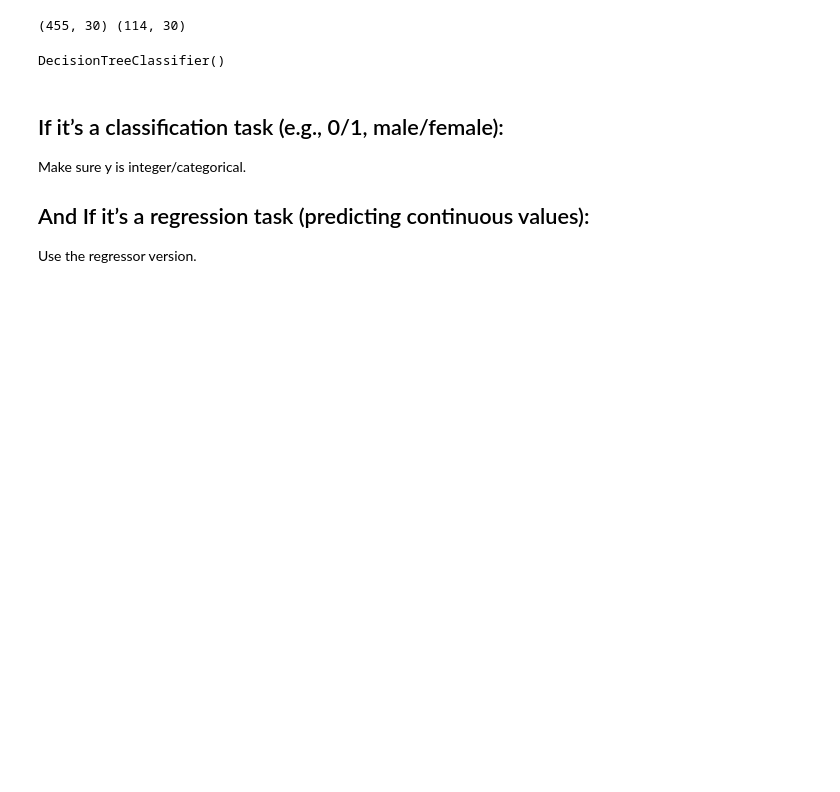
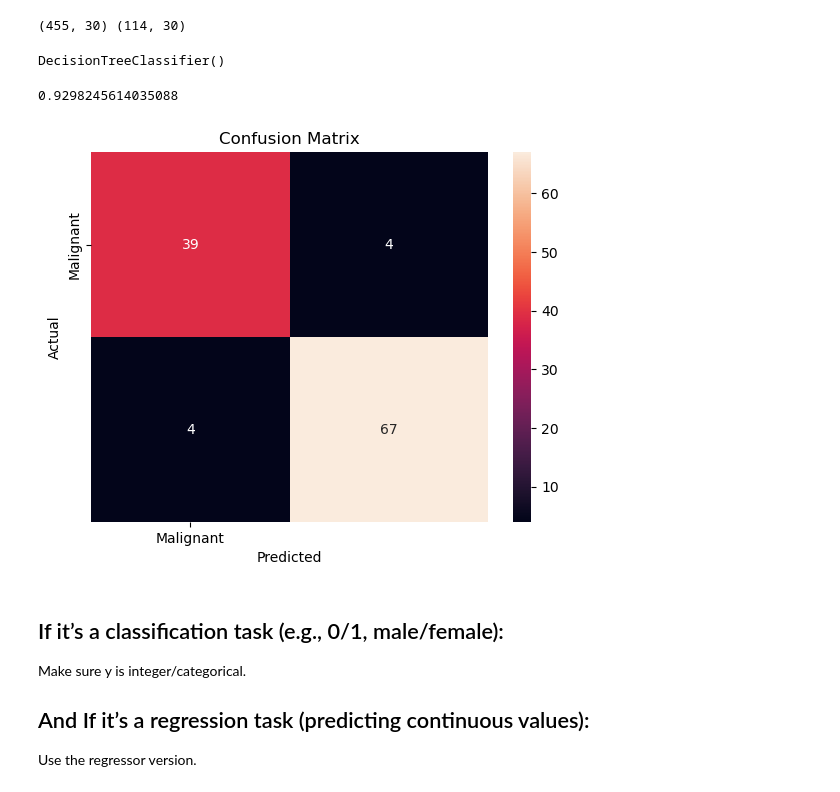
Before and after one commit to QuadirMariyam/EduvateSkills_DataScience_PracticeSessions, a Jupyter notebook: 24_FeatureSelection.ipynb, the cells around one changed output. Saved outputs shown, nothing was run; the diff lists cells and outputs as text; code cells hidden in the pictures; blank space fills up the shorter version.

```diff
--- a/24_FeatureSelection.ipynb
+++ b/24_FeatureSelection.ipynb
@@ -452,15 +452,25 @@ model.fit(X_train, y_train)
 # %% [output]
 DecisionTreeClassifier()
 # %%
+from sklearn.metrics import accuracy_score
+
 # model testing
+y_pred = model.predict(X_test)
+accuracy_score(y_test, y_pred)
+# %% [output]
+0.9298245614035088
 # %%
 # Step 7: Visualize confusion matrix
+from sklearn.metrics import confusion_matrix
+
 cm = confusion_matrix(y_test, y_pred)
-sns.heatmap(cm, annot=True, fmt='d', cmap='Blues', xticklabels=cancer.target_names, yticklabels=cancer.target_names)
+sns.heatmap(cm, annot=True, fmt='d', xticklabels=['Malignant'], yticklabels=['Malignant'])
 plt.xlabel("Predicted")
 plt.ylabel("Actual")
 plt.title("Confusion Matrix")
 plt.show()
+# %% [output]
+[figure, added]
 # %% [markdown]
 ## If it’s a classification task (e.g., 0/1, male/female):
 Make sure y is integer/categorical.
```
Also changed, not shown: 4 other files.
